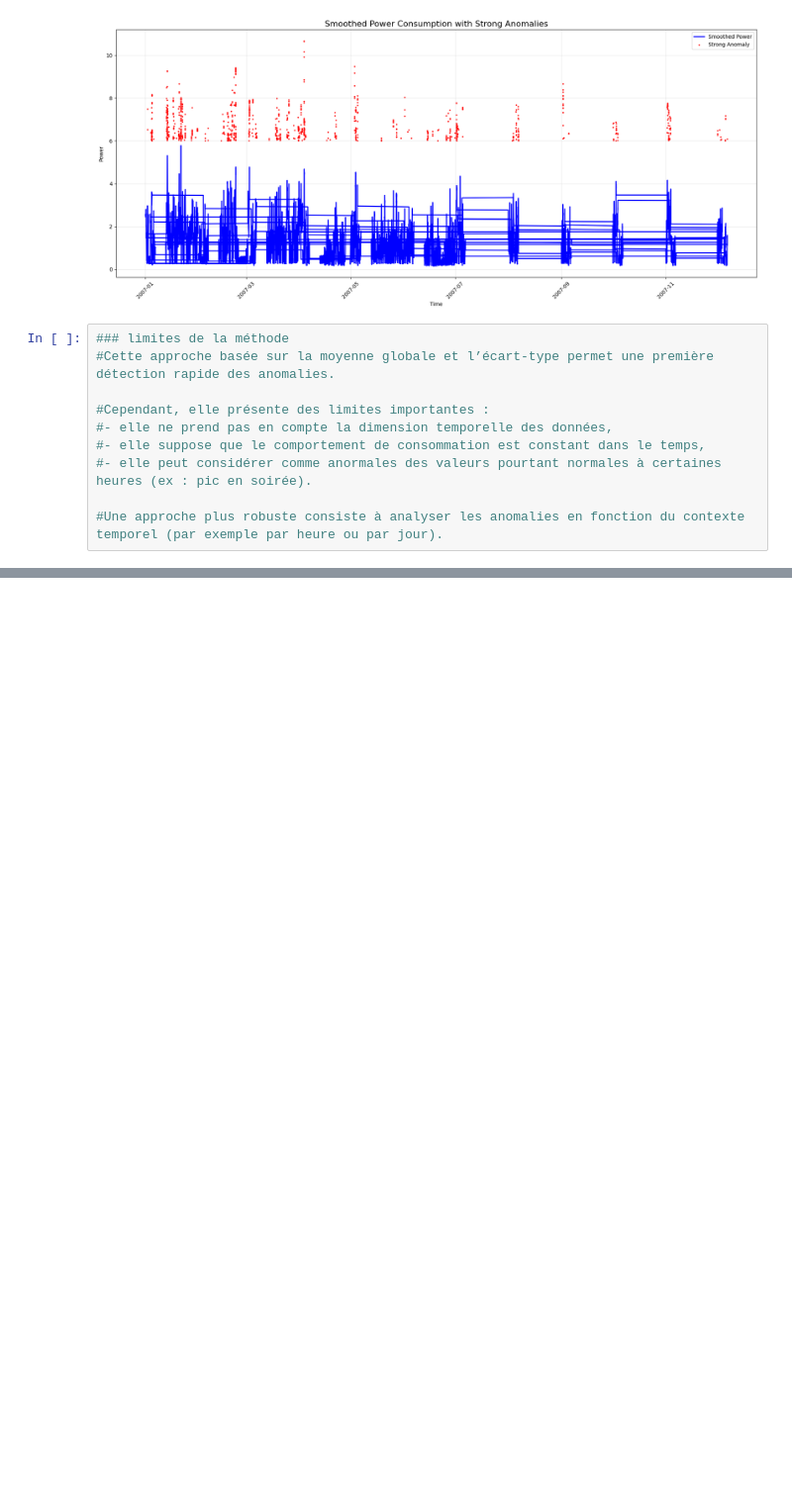
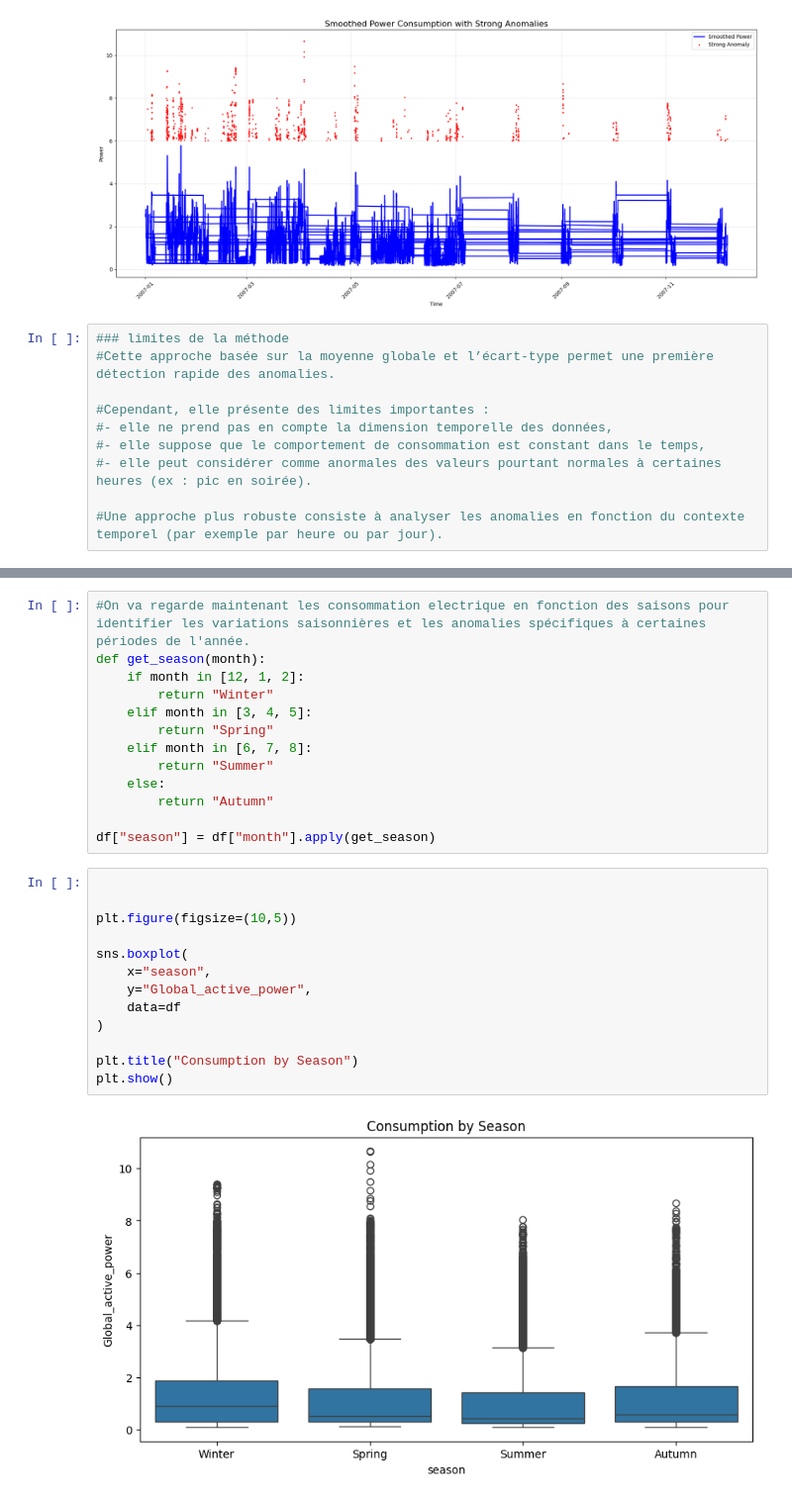
Before and after one commit to julienmelnic/energy-consumption-analysis, a Jupyter notebook: notebook.ipynb, the cells around one changed output, grey strips where cells are left out. Shown at 99% size. Cells and saved outputs as stored; diff of their text form; blank space fills up the shorter version.

```diff
--- a/notebook.ipynb
+++ b/notebook.ipynb
@@ -283,0 +342,28 @@ plt.show()
+# %%
+#On va regarde maintenant les consommation electrique en fonction des saisons pour identifier les variations saisonnières et les anomalies spécifiques à certaines périodes de l'année.
+def get_season(month):
+    if month in [12, 1, 2]:
+        return "Winter"
+    elif month in [3, 4, 5]:
+        return "Spring"
+    elif month in [6, 7, 8]:
+        return "Summer"
+    else:
+        return "Autumn"
+
+df["season"] = df["month"].apply(get_season)
+# %%
+
+
+plt.figure(figsize=(10,5))
+
+sns.boxplot(
+    x="season",
+    y="Global_active_power",
+    data=df
+)
+
+plt.title("Consumption by Season")
+plt.show()
+# %% [output]
+[figure, added]
```
Also changed, not shown: parts of 12 cells of this notebook.
